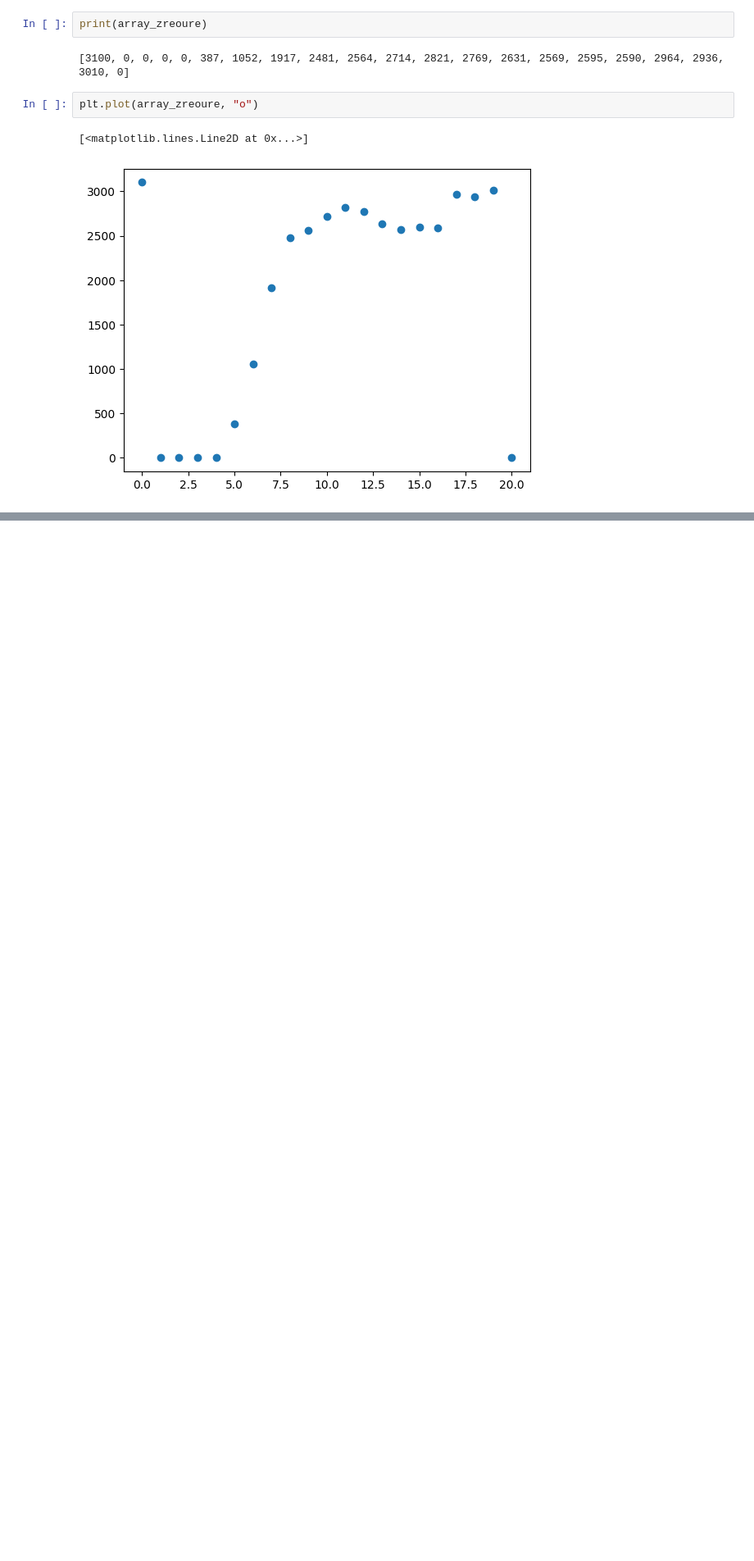
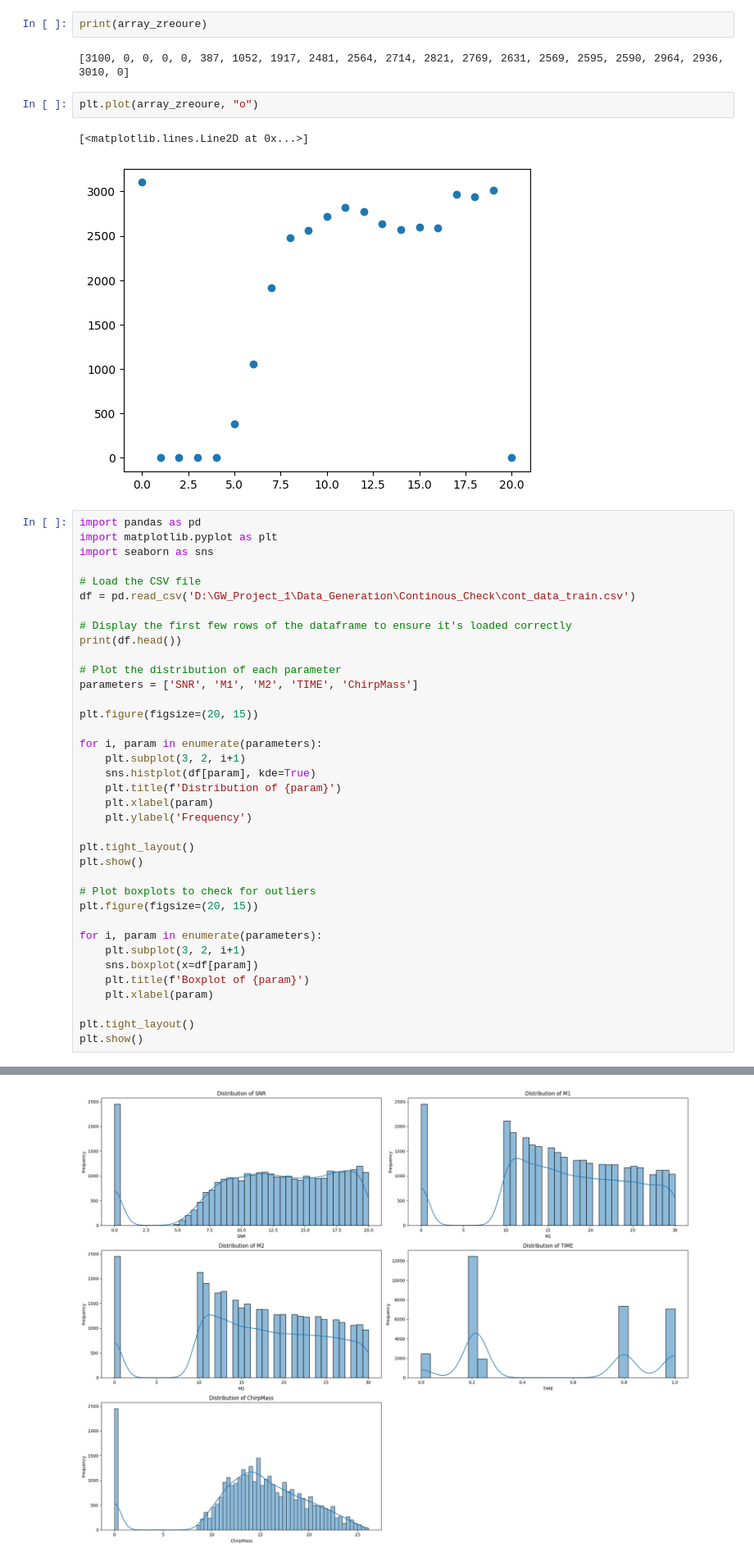
Before and after one commit to Arush-Pimpalkar/GW_Project, a Jupyter notebook: Model_Training/SNR_Counter.ipynb, the cells around one changed output, grey strips where cells are left out. Shown: that part at 82% size. Saved outputs shown, nothing was run; the diff lists cells and outputs as text; blank space fills up the shorter version.

```diff
--- a/Model_Training/SNR_Counter.ipynb
+++ b/Model_Training/SNR_Counter.ipynb
@@ -78,3 +81,41 @@ plt.plot(array_zreoure, "o")
 # %% [output]
 [<matplotlib.lines.Line2D at 0x...>]
 [figure]
+# %%
+import pandas as pd
+import matplotlib.pyplot as plt
+import seaborn as sns
+
+# Load the CSV file
+df = pd.read_csv('D:\GW_Project_1\Data_Generation\Continous_Check\cont_data_train.csv')
+
+# Display the first few rows of the dataframe to ensure it's loaded correctly
+print(df.head())
+
+# Plot the distribution of each parameter
+parameters = ['SNR', 'M1', 'M2', 'TIME', 'ChirpMass']
+
+plt.figure(figsize=(20, 15))
+
+for i, param in enumerate(parameters):
+    plt.subplot(3, 2, i+1)
+    sns.histplot(df[param], kde=True)
+    plt.title(f'Distribution of {param}')
+    plt.xlabel(param)
+    plt.ylabel('Frequency')
+
+plt.tight_layout()
+plt.show()
+
+# Plot boxplots to check for outliers
+plt.figure(figsize=(20, 15))
+
+for i, param in enumerate(parameters):
+    plt.subplot(3, 2, i+1)
+    sns.boxplot(x=df[param])
+    plt.title(f'Boxplot of {param}')
+    plt.xlabel(param)
+
+plt.tight_layout()
+plt.show()
+# %% [output]
@@ -80,0 +135 @@ plt.plot(array_zreoure, "o")
+[figure, added]
```
Also changed, not shown: parts of 5 cells of this notebook.
